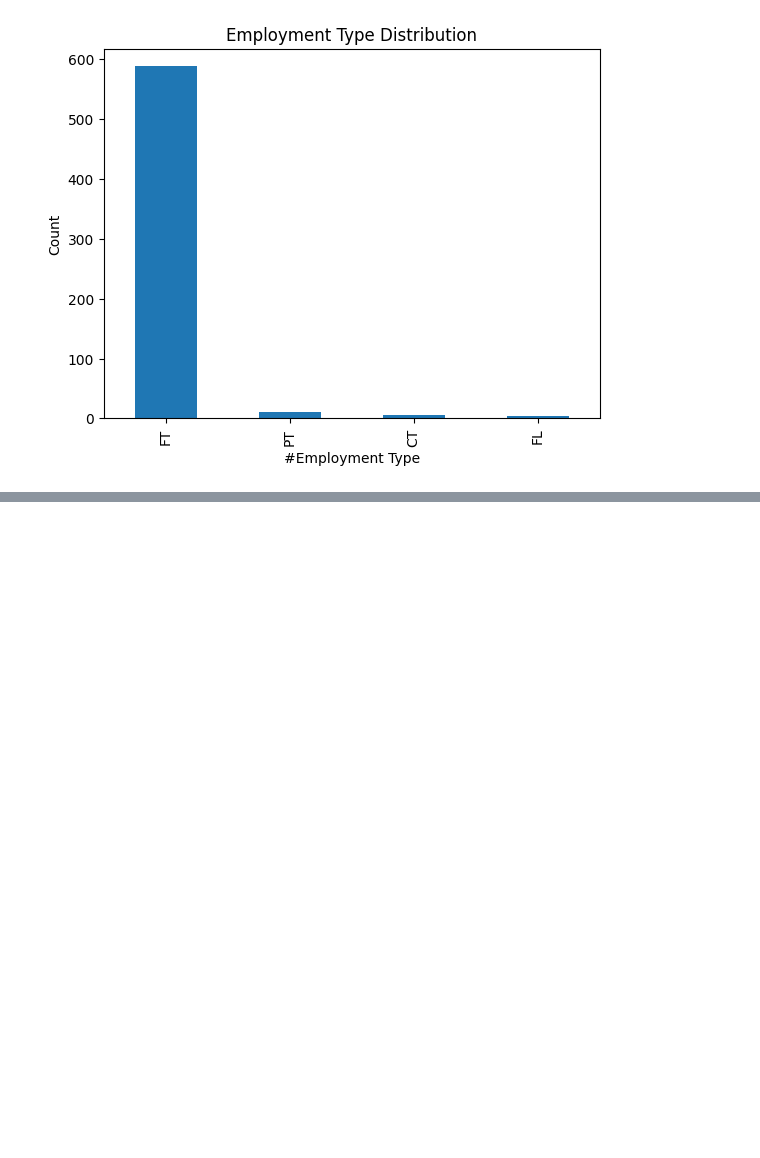
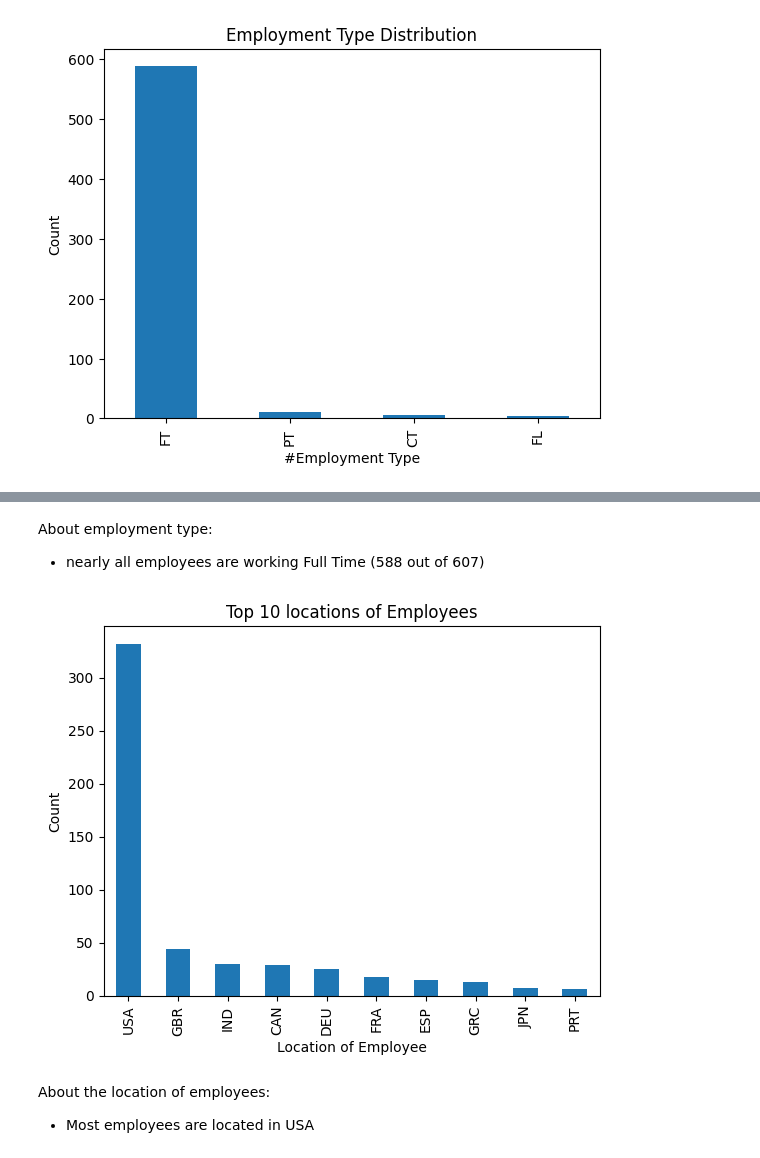
Before and after one commit to NacuAndrei/DataScience-JobSalaries, a Jupyter notebook: DataScienceSalaries.ipynb, the cells around one changed output, grey strips where cells are left out. Drawn from its saved outputs; the diff is of its cells as text; code cells hidden in the pictures; blank space fills up the shorter version.

Commit message:
Explored employee_residence

```diff
--- a/DataScienceSalaries.ipynb
+++ b/DataScienceSalaries.ipynb
@@ -212,0 +222,6 @@ df['employment_type'].value_counts()
+# %% [markdown]
+About employment type:
+ - nearly all employees are working Full Time (588 out of 607)
+# %%
+converted_country = coco.convert(names=df['employee_residence'], to="ISO3")
+df['employee_residence'] = converted_country
@@ -212,0 +236,11 @@ df['employment_type'].value_counts()
+# %%
+df['employee_residence'].value_counts().head(10).plot(kind='bar')
+plt.xlabel('Location of Employee')
+plt.ylabel('Count')
+plt.title('Top 10 locations of Employees')
+plt.show()
+# %% [output]
+[figure, added]
+# %% [markdown]
+About the location of employees:
+ - Most employees are located in USA
```
Also changed, not shown: parts of 3 cells of this notebook.
